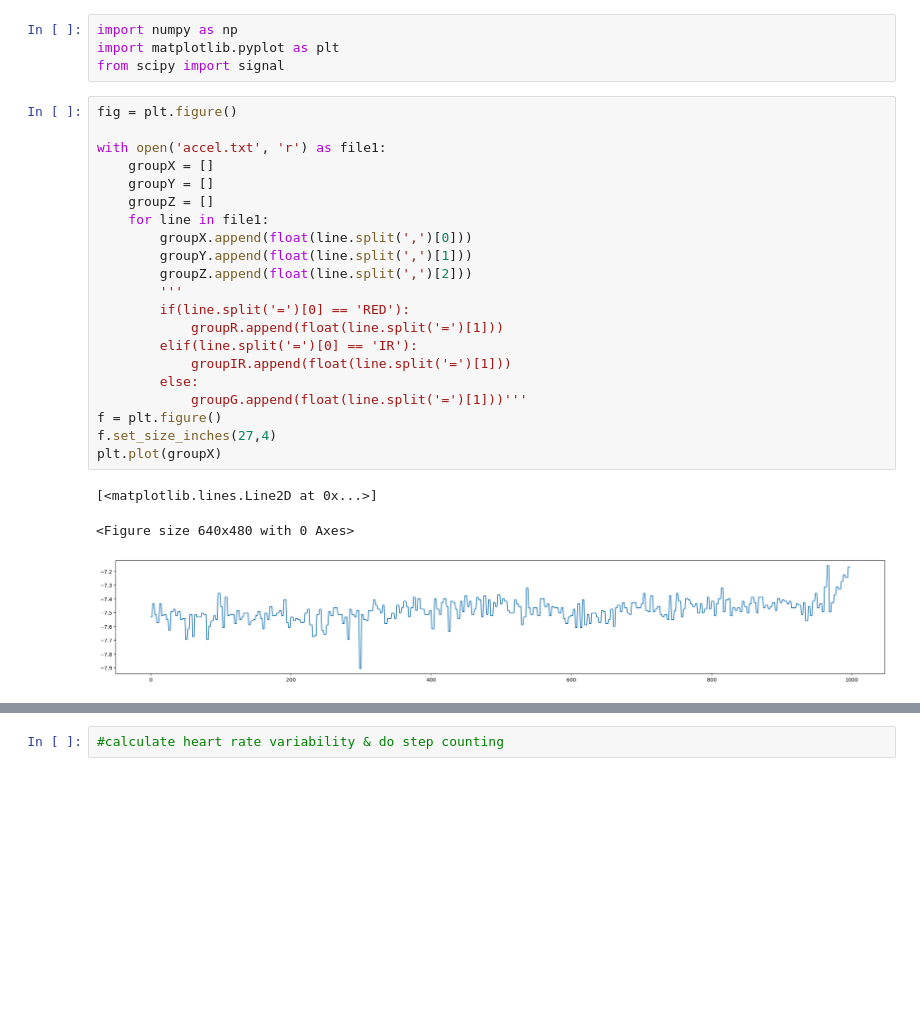
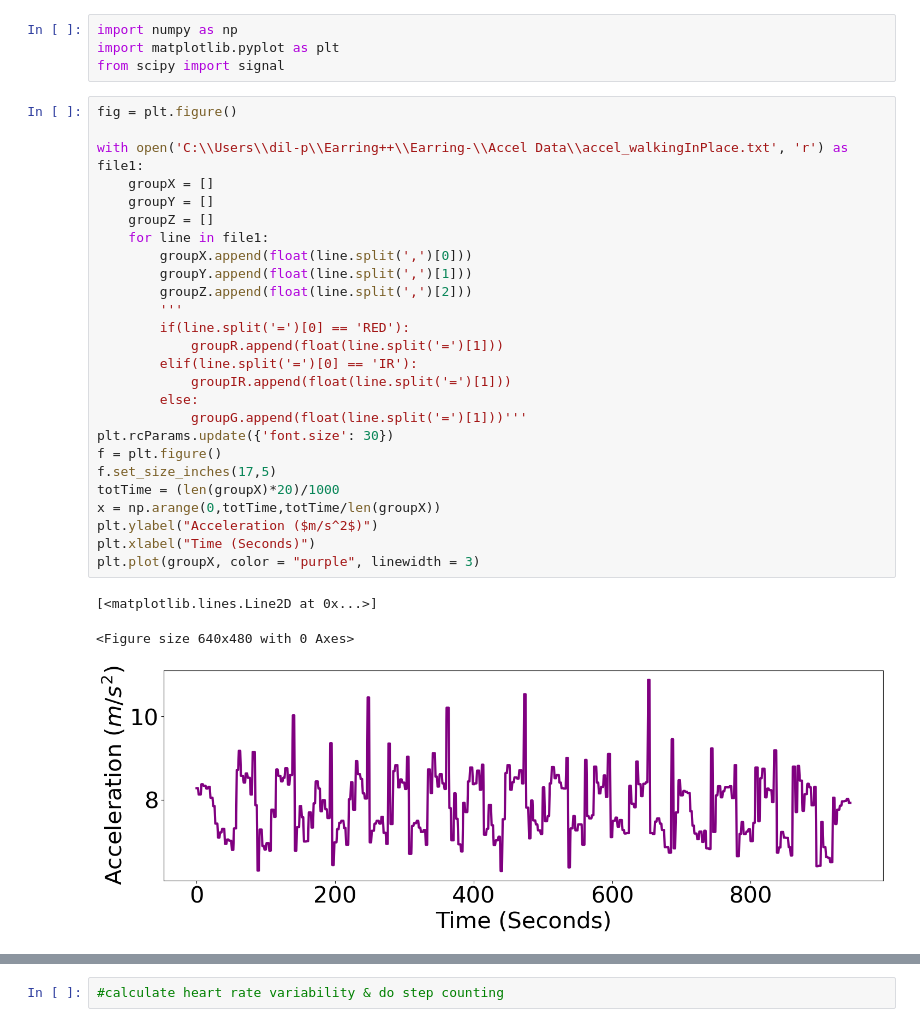
Before and after one commit to dilinissanka/Earring-SignalProcessing, a Jupyter notebook: Accel Sensor.ipynb, the cells around one changed output, grey strips where cells are left out. Drawn from its saved outputs; the diff is of its cells as text; blank space fills up the shorter version.

Commit message:
Added hummingbird and earring data

```diff
--- a/Accel Sensor.ipynb
+++ b/Accel Sensor.ipynb
@@ -5,25 +5,30 @@ from scipy import signal
 # %%
 fig = plt.figure()
 
-with open('accel.txt', 'r') as file1:
+with open('C:\\Users\\dil-p\\Earring++\\Earring-\\Accel Data\\accel_walkingInPlace.txt', 'r') as file1:
     groupX = []
     groupY = []
     groupZ = []
     for line in file1:
         groupX.append(float(line.split(',')[0]))
         groupY.append(float(line.split(',')[1]))
         groupZ.append(float(line.split(',')[2]))
         '''
         if(line.split('=')[0] == 'RED'):
             groupR.append(float(line.split('=')[1]))
         elif(line.split('=')[0] == 'IR'):
             groupIR.append(float(line.split('=')[1]))
         else:
             groupG.append(float(line.split('=')[1]))'''
+plt.rcParams.update({'font.size': 30})
 f = plt.figure()
-f.set_size_inches(27,4)
-plt.plot(groupX)
+f.set_size_inches(17,5)
+totTime = (len(groupX)*20)/1000
+x = np.arange(0,totTime,totTime/len(groupX))
+plt.ylabel("Acceleration ($m/s^2$)")
+plt.xlabel("Time (Seconds)")
+plt.plot(groupX, color = "purple", linewidth = 3)
 # %% [output]
 [<matplotlib.lines.Line2D at 0x...>]
 <Figure size 640x480 with 0 Axes>
-[figure, old version]
+[figure, new version]
```
Also changed, not shown: parts of 4 cells of this notebook, 6 other files.
